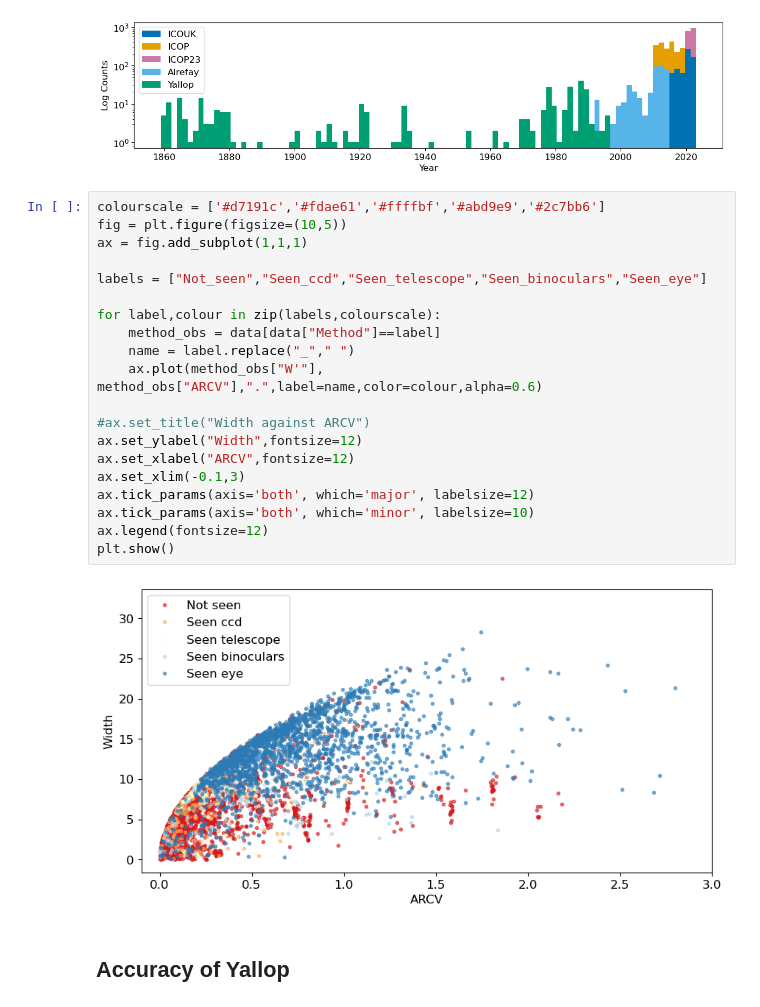
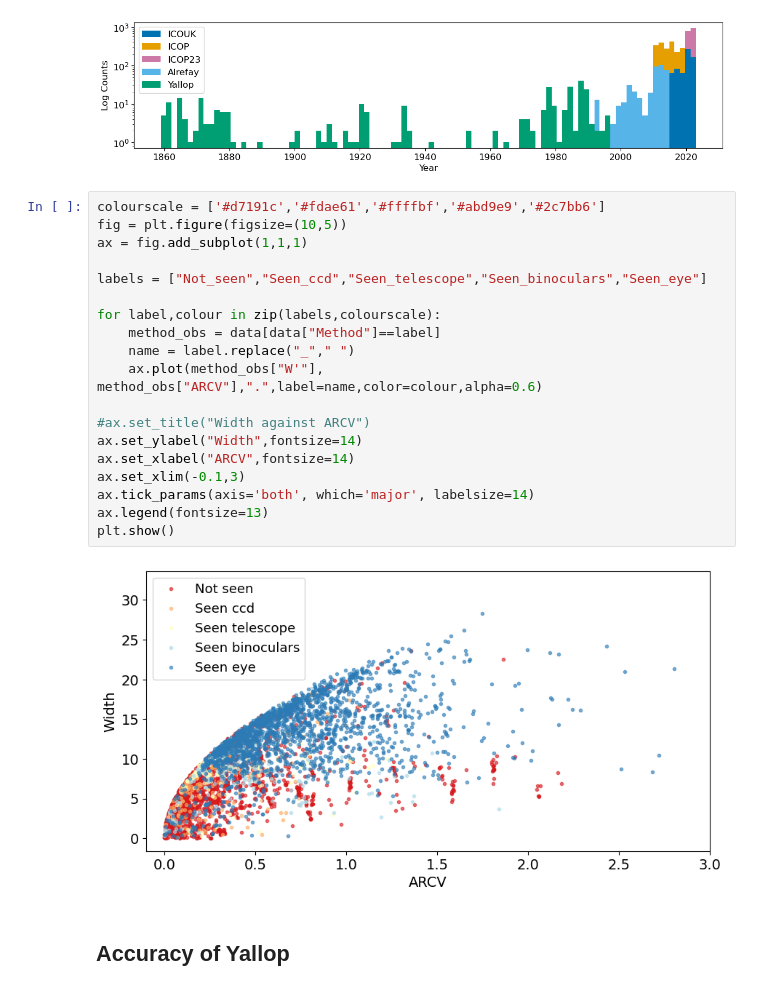
Before and after one commit to EmmaAlexander/mphys-moon, a Jupyter notebook: Code/Neil_moon_sightings_visualisation.ipynb, the cells around one changed output. Drawn from its saved outputs; the diff is of its cells as text.

```diff
--- a/Code/Neil_moon_sightings_visualisation.ipynb
+++ b/Code/Neil_moon_sightings_visualisation.ipynb
@@ -320,25 +320,24 @@ plt.show()
 # %%
 colourscale = ['#d7191c','#fdae61','#ffffbf','#abd9e9','#2c7bb6']
 fig = plt.figure(figsize=(10,5))
 ax = fig.add_subplot(1,1,1)
 
 labels = ["Not_seen","Seen_ccd","Seen_telescope","Seen_binoculars","Seen_eye"]
 
 for label,colour in zip(labels,colourscale):
     method_obs = data[data["Method"]==label]
     name = label.replace("_"," ")
     ax.plot(method_obs["W'"], method_obs["ARCV"],".",label=name,color=colour,alpha=0.6)
 
 #ax.set_title("Width against ARCV")
-ax.set_ylabel("Width",fontsize=12)
-ax.set_xlabel("ARCV",fontsize=12)
+ax.set_ylabel("Width",fontsize=14)
+ax.set_xlabel("ARCV",fontsize=14)
 ax.set_xlim(-0.1,3)
-ax.tick_params(axis='both', which='major', labelsize=12)
-ax.tick_params(axis='both', which='minor', labelsize=10)
-ax.legend(fontsize=12)
+ax.tick_params(axis='both', which='major', labelsize=14)
+ax.legend(fontsize=13)
 plt.show()
 # %% [output]
-[figure, old version]
+[figure, new version]
 # %% [markdown]
 ## Accuracy of Yallop
 # %%
```
Also changed, not shown: parts of 5 cells of this notebook, 21 other files.
